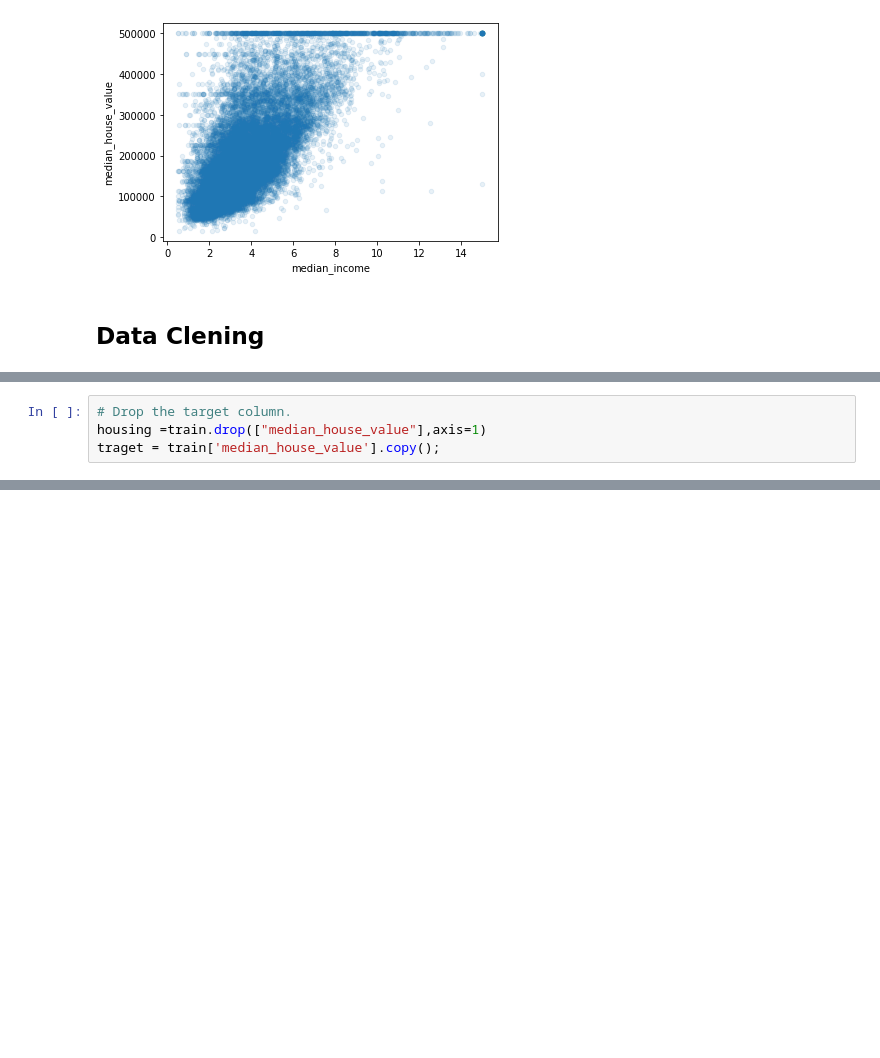
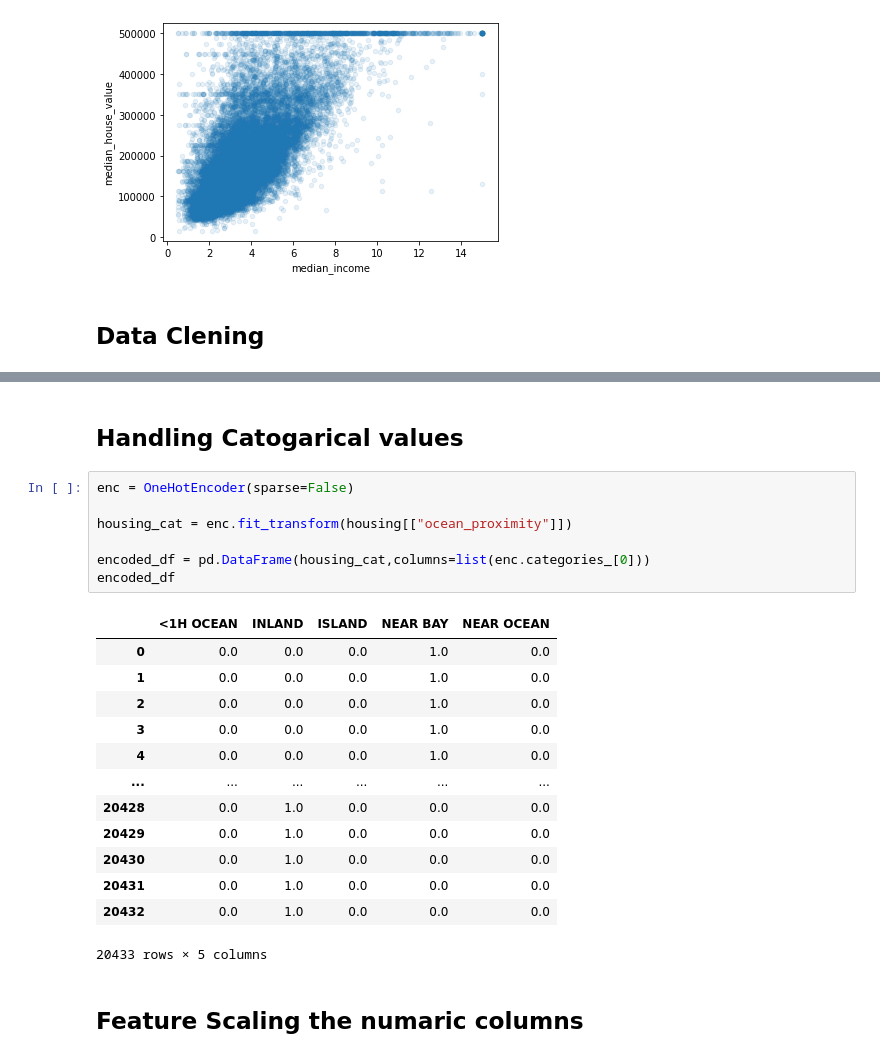
Before and after one commit to vishvaRam/House-Price-Predicition, a Jupyter notebook: California Housing.ipynb, the cells around one changed output, grey strips where cells are left out. Cells and saved outputs as stored; diff of their text form; blank space fills up the shorter version.

Commit message:
Data Scaling

```diff
--- a/California Housing.ipynb
+++ b/California Housing.ipynb
@@ -109,4 +76,0 @@ train,test =split_train_test(housing,0.2,42)
-# %%
-# Drop the target column.
-housing =train.drop(["median_house_value"],axis=1)
-traget = train['median_house_value'].copy();
@@ -235,0 +105,25 @@ sns.histplot(scaled_train.median_income,bins=20)
+# %% [markdown]
+## Handling Catogarical values
+# %%
+enc = OneHotEncoder(sparse=False)
+
+housing_cat = enc.fit_transform(housing[["ocean_proximity"]])
+
+encoded_df = pd.DataFrame(housing_cat,columns=list(enc.categories_[0]))
+encoded_df
+# %% [output]
+|  | <1H OCEAN | INLAND | ISLAND | NEAR BAY | NEAR OCEAN |
+| 0 | 0.0 | 0.0 | 0.0 | 1.0 | 0.0 |
+| 1 | 0.0 | 0.0 | 0.0 | 1.0 | 0.0 |
+| 2 | 0.0 | 0.0 | 0.0 | 1.0 | 0.0 |
+| 3 | 0.0 | 0.0 | 0.0 | 1.0 | 0.0 |
+| 4 | 0.0 | 0.0 | 0.0 | 1.0 | 0.0 |
+| ... | ... | ... | ... | ... | ... |
+| 20428 | 0.0 | 1.0 | 0.0 | 0.0 | 0.0 |
+| 20429 | 0.0 | 1.0 | 0.0 | 0.0 | 0.0 |
+| 20430 | 0.0 | 1.0 | 0.0 | 0.0 | 0.0 |
+| 20431 | 0.0 | 1.0 | 0.0 | 0.0 | 0.0 |
+| 20432 | 0.0 | 1.0 | 0.0 | 0.0 | 0.0 |
+20433 rows × 5 columns
+# %% [markdown]
+## Feature Scaling the numaric columns
```
Also changed, not shown: parts of 37 cells of this notebook.
